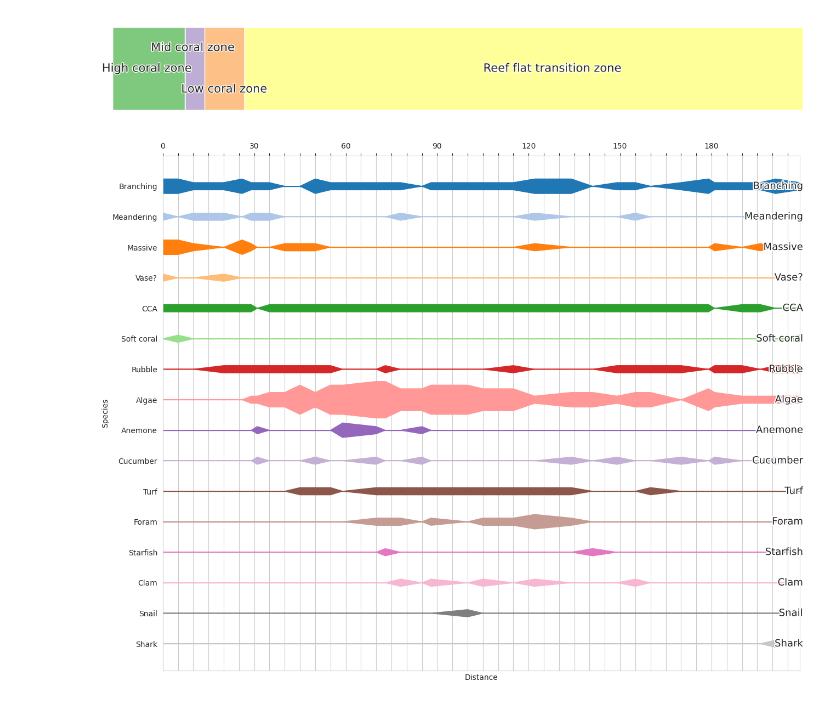
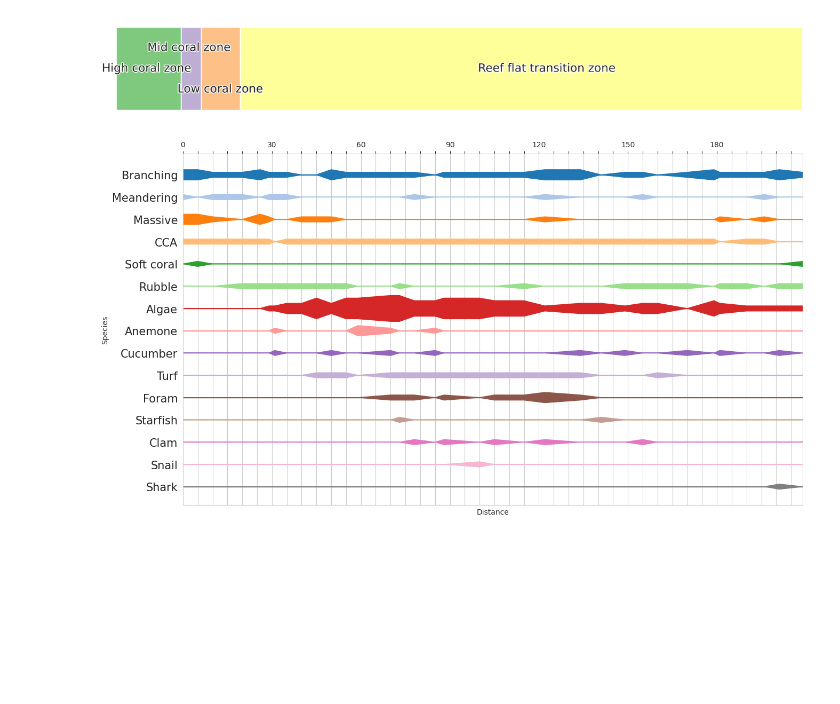
Before and after one commit to talidemestre/emsc3019, a Jupyter notebook: map.ipynb, the cells around one changed output. Saved outputs shown, nothing was run; the diff lists cells and outputs as text; code cells hidden in the pictures; blank space fills up the shorter version.

```diff
--- a/map.ipynb
+++ b/map.ipynb
@@ -29,6 +29,9 @@ df = df.loc[:, ~df.columns.str.contains('^Unnamed')]
 # make transect integer
 df['transect'] = df['transect'].astype(int)
 
+# remove rows with type "Vase"
+df = df[df['Type'] != 'Vase']
+
 df = df.drop('Quadrant', axis=1)
 
 df.head()
@@ -62,7 +65,7 @@ for zone in df['zone'].unique():
             labels=labels,
             autopct=lambda p: "{:.2f}%".format(p) if p > 5 else None,
             colors=[colour_map[coral_type] for coral_type in df[df['zone'] == zone]['Type'].value_counts().index],
-            textprops={'fontsize': 14},
+            textprops={'fontsize': 19},
             labeldistance=1.1)
 
     #
@@ -96,7 +104,7 @@ plt.gca().axis('off')
 plt.savefig('output/map/zone_bar_chart.png', dpi=300, bbox_inches='tight')
 plt.show()
 # %% [output]
-[figure, old version]
+[figure, new version]
 # %%
 # create dataframe of type quanitty for each distance
 coral_types = df['Type'].unique()
@@ -123,7 +131,7 @@ def kite_diagram(df, axis_labs):
     num_cols = len(df.columns) - 1
 
     df_cols = df.iloc[:, 1:len(df.columns)]
-    max_val = max(df_cols.max())*2
+    max_val = max(df_cols.max()) * 1.5
 
     for j in range(1, num_cols + 1):
         p1 = []
@@ -139,7 +147,7 @@ def kite_diagram(df, axis_labs):
         p2.append([0, start_point])
         p3.append([0, start_point])
 
-        scaling_int = 2.4
+        scaling_int = 1.75
         for i in range(0, len(v1)):
             p1.append([v1[i][0], (start_point + scaling_int*v2[i])[0]])
             p2.append([v1[i][0], (start_point - scaling_int*v2[i])[0]])
@@ -155,36 +163,36 @@ def kite_diagram(df, axis_labs):
         plt.gca().add_line(l1)
         plt.gca().add_line(l2)
         plt.gca().add_line(l3)
 
 
     # x ticks on top
     plt.tick_params(axis='x', which='both', top=True, bottom=False)
     plt.gca().xaxis.set_ticks_position('top')
 
     # disable y ticks
     plt.yticks([])
-    plt.yticks(start_points, y_values)
+    plt.yticks(start_points, y_values, fontsize=15)
 
     # disable gridlines on y axis
     plt.gca().yaxis.grid(False)
 
     plt.gca().margins(x=0, y=0.05)
 
     # x ticks every 5 metres and label every fifth tick
     plt.xticks(range(0, 215, 5), [str(x) if x % 30 == 0 else '' for x in range(0, 215, 5)])
 
     plt.xlabel(axis_labs[0])
     plt.ylabel(axis_labs[1])
 
-    for i in range(1, len(df.columns)):
-        txt = plt.text(210, start_points[i-1], df.columns[i], ha='right', va='center', zorder=10, fontsize=13)
-        txt.set_path_effects([PathEffects.withStroke(linewidth=3, foreground='w')])
+    # for i in range(1, len(df.columns)):
+    #     txt = plt.text(210, start_points[i-1], df.columns[i], ha='right', va='center', zorder=10, fontsize=13)
+    #     txt.set_path_effects([PathEffects.withStroke(linewidth=3, foreground='w')])
 
     plt.axis('scaled')
     # plt.title('Kite Plot of Coral Type by Distance', fontsize=20)
-    plt.savefig('output/map/kite_diagram.png', dpi=300, bbox_inches='tight')
+    plt.savefig('output/map/kite_diagram.png', dpi=500, bbox_inches='tight')
     plt.show()
 
 kite_diagram(distance__and_quantity_df, ['Distance', 'Species'])
 # %% [output]
-[figure, old version]
+[figure, new version]
```
Also changed, not shown: parts of 2 cells of this notebook, 11 other files.
